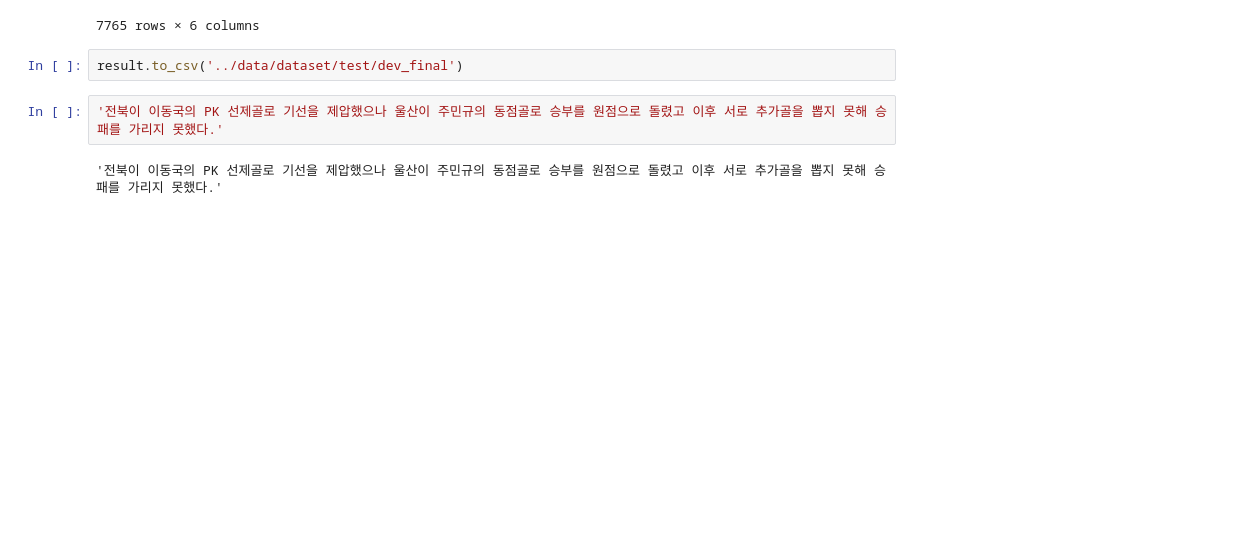
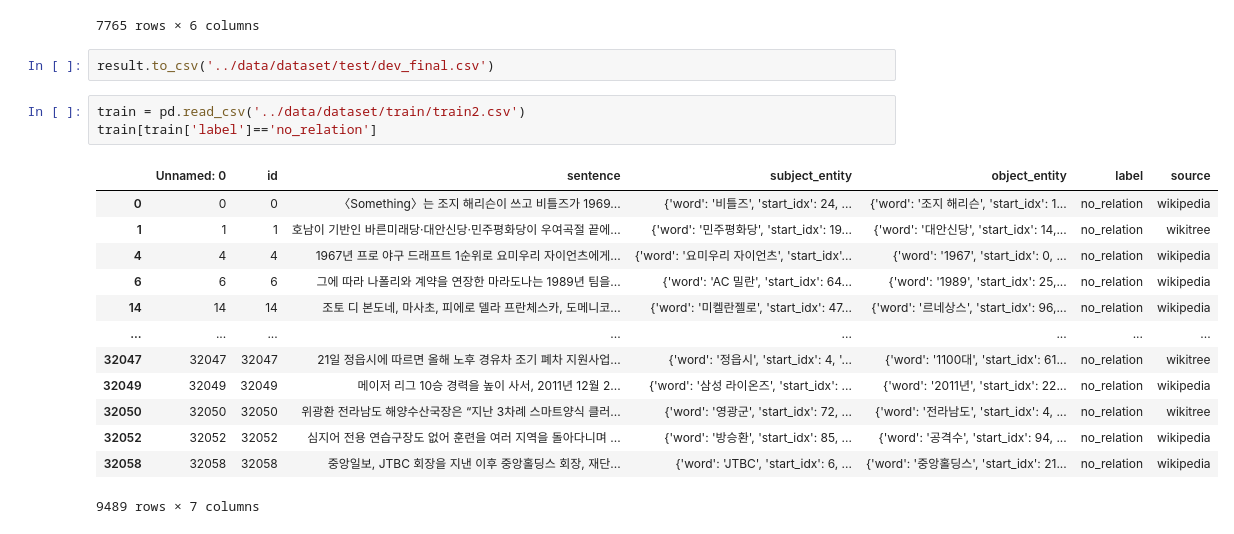
Before and after one commit to SangGank/bc_project2, a Jupyter notebook: dataAnalysis/json_csv.ipynb, the cells around one changed output. Cells and saved outputs as stored; diff of their text form; blank space fills up the shorter version.

```diff
--- a/dataAnalysis/json_csv.ipynb
+++ b/dataAnalysis/json_csv.ipynb
@@ -93,8 +93,21 @@ result
 | 7764 | 7764 | 이승옥 강진군수는 2일 NH농협은행 강진군지부(지부장 강대형... | {'word': '이승옥', 'start_idx': 0, '... | {'word': '2일', 'start_idx': 10, '... | no_relation | wikitree |
 7765 rows × 6 columns
 # %%
-result.to_csv('../data/dataset/test/dev_final')
+result.to_csv('../data/dataset/test/dev_final.csv')
-# %%
-'전북이 이동국의 PK 선제골로 기선을 제압했으나 울산이 주민규의 동점골로 승부를 원점으로 돌렸고 이후 서로 추가골을 뽑지 못해 승패를 가리지 못했다.'
-# %% [output]
-'전북이 이동국의 PK 선제골로 기선을 제압했으나 울산이 주민규의 동점골로 승부를 원점으로 돌렸고 이후 서로 추가골을 뽑지 못해 승패를 가리지 못했다.'
+# %%
+train = pd.read_csv('../data/dataset/train/train2.csv')
+train[train['label']=='no_relation']
+# %% [output]
+|  | Unnamed: 0 | id | sentence | subject_entity | object_entity | label | source |
+| 0 | 0 | 0 | 〈Something〉는 조지 해리슨이 쓰고 비틀즈가 1969... | {'word': '비틀즈', 'start_idx': 24, ... | {'word': '조지 해리슨', 'start_idx': 1... | no_relation | wikipedia |
+| 1 | 1 | 1 | 호남이 기반인 바른미래당·대안신당·민주평화당이 우여곡절 끝에... | {'word': '민주평화당', 'start_idx': 19... | {'word': '대안신당', 'start_idx': 14,... | no_relation | wikitree |
+| 4 | 4 | 4 | 1967년 프로 야구 드래프트 1순위로 요미우리 자이언츠에게... | {'word': '요미우리 자이언츠', 'start_idx'... | {'word': '1967', 'start_idx': 0, ... | no_relation | wikipedia |
+| 6 | 6 | 6 | 그에 따라 나폴리와 계약을 연장한 마라도나는 1989년 팀을... | {'word': 'AC 밀란', 'start_idx': 64... | {'word': '1989', 'start_idx': 25,... | no_relation | wikipedia |
+| 14 | 14 | 14 | 조토 디 본도네, 마사초, 피에로 델라 프란체스카, 도메니코... | {'word': '미켈란젤로', 'start_idx': 47... | {'word': '르네상스', 'start_idx': 96,... | no_relation | wikipedia |
+| ... | ... | ... | ... | ... | ... | ... | ... |
+| 32047 | 32047 | 32047 | 21일 정읍시에 따르면 올해 노후 경유차 조기 폐차 지원사업... | {'word': '정읍시', 'start_idx': 4, '... | {'word': '1100대', 'start_idx': 61... | no_relation | wikitree |
+| 32049 | 32049 | 32049 | 메이저 리그 10승 경력을 높이 사서, 2011년 12월 2... | {'word': '삼성 라이온즈', 'start_idx': ... | {'word': '2011년', 'start_idx': 22... | no_relation | wikipedia |
+| 32050 | 32050 | 32050 | 위광환 전라남도 해양수산국장은 “지난 3차례 스마트양식 클러... | {'word': '영광군', 'start_idx': 72, ... | {'word': '전라남도', 'start_idx': 4, ... | no_relation | wikitree |
+| 32052 | 32052 | 32052 | 심지어 전용 연습구장도 없어 훈련을 여러 지역을 돌아다니며 ... | {'word': '방승환', 'start_idx': 85, ... | {'word': '공격수', 'start_idx': 94, ... | no_relation | wikipedia |
+| 32058 | 32058 | 32058 | 중앙일보, JTBC 회장을 지낸 이후 중앙홀딩스 회장, 재단... | {'word': 'JTBC', 'start_idx': 6, ... | {'word': '중앙홀딩스', 'start_idx': 21... | no_relation | wikipedia |
+9489 rows × 7 columns
```
Also changed, not shown: 6 other files.
